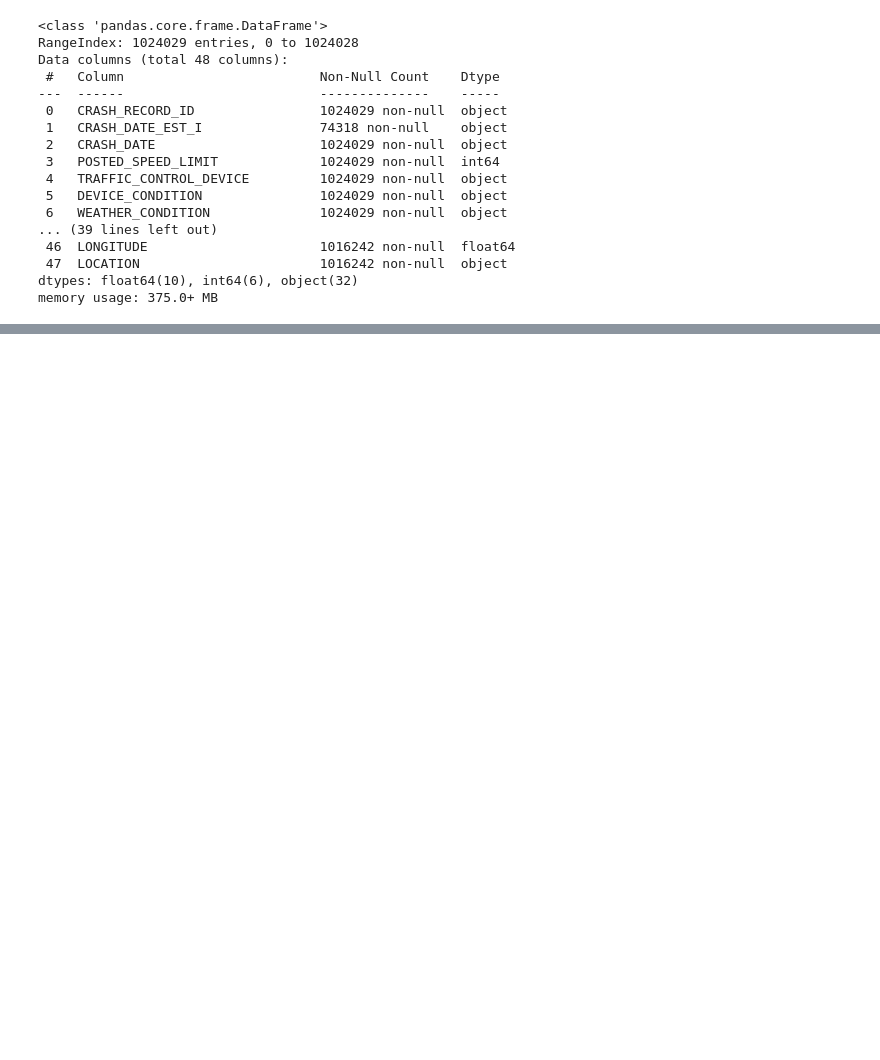
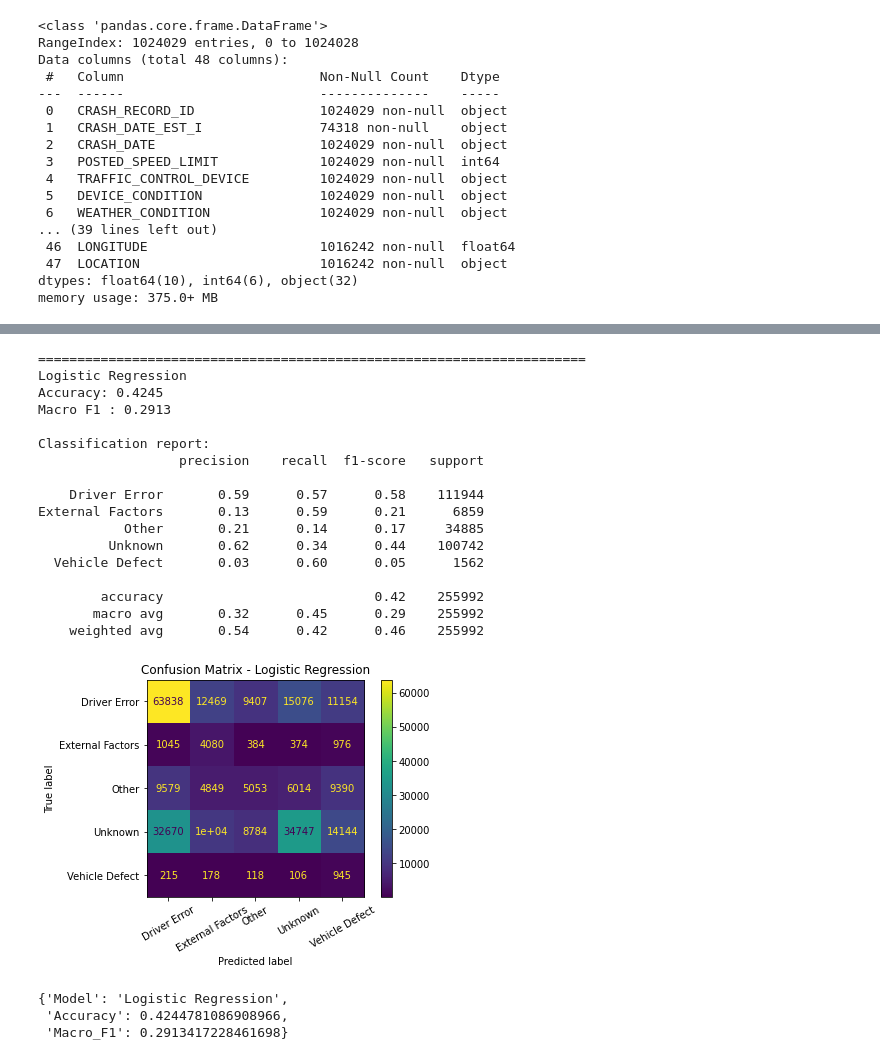
Before and after one commit to hellenmureithi/Phase_4_project, a Jupyter notebook: Notebooks/fredrick.ipynb, the cells around one changed output, grey strips where cells are left out. Saved outputs shown, nothing was run; the diff lists cells and outputs as text; code cells hidden in the pictures; blank space fills up the shorter version.

Commit message:
Continue with model building

```diff
--- a/Notebooks/fredrick.ipynb
+++ b/Notebooks/fredrick.ipynb
@@ -83,0 +98,3 @@ dtype: float64
+# %%
+df_clean = df_clean.drop_duplicates()
+df_clean.head()
@@ -211,0 +206,3 @@ dtype: float64
+# %%
+X = df_clean.drop(['Crash_Cause', 'prim_contributory_cause'], axis=1, errors='ignore')
+y = df_clean['Crash_Cause']
@@ -211,0 +303,59 @@ dtype: float64
+# %%
+from sklearn.linear_model import LogisticRegression
+
+logreg_pipe = Pipeline(steps=[
+    ("preprocess", preprocessor),
+    ("model", LogisticRegression(
+        solver="lbfgs",
+        max_iter=1000,
+        n_jobs=-1,
+        class_weight="balanced",
+        random_state=42
+    ))
+])
+# %%
+
+def evaluate(name, pipe):
+    pipe.fit(X_train, y_train)
+    preds = pipe.predict(X_test)
+
+    acc = accuracy_score(y_test, preds)
+    macro_f1 = f1_score(y_test, preds, average="macro")
+
+    print("\n" + "="*70)
+    print(name)
+    print(f"Accuracy: {acc:.4f}")
+    print(f"Macro F1 : {macro_f1:.4f}")
+    print("\nClassification report:")
+    print(classification_report(y_test, preds))
+
+    cm = confusion_matrix(y_test, preds, labels=pipe.classes_)
+    ConfusionMatrixDisplay(cm, display_labels=pipe.classes_).plot(xticks_rotation=30)
+    plt.title(f"Confusion Matrix - {name}")
+    plt.show()
+
+    return {"Model": name, "Accuracy": acc, "Macro_F1": macro_f1}
+# %%
+evaluate("Logistic Regression", logreg_pipe)
+# %% [output]
+======================================================================
+Logistic Regression
+Accuracy: 0.4245
+Macro F1 : 0.2913
+
+Classification report:
+                  precision    recall  f1-score   support
+
+    Driver Error       0.59      0.57      0.58    111944
+External Factors       0.13      0.59      0.21      6859
+           Other       0.21      0.14      0.17     34885
+         Unknown       0.62      0.34      0.44    100742
+  Vehicle Defect       0.03      0.60      0.05      1562
+
+        accuracy                           0.42    255992
+       macro avg       0.32      0.45      0.29    255992
+    weighted avg       0.54      0.42      0.46    255992
+[figure, added]
+{'Model': 'Logistic Regression',
+ 'Accuracy': 0.4244781086908966,
+ 'Macro_F1': 0.2913417228461698}
```
Also changed, not shown: parts of 32 cells of this notebook.
